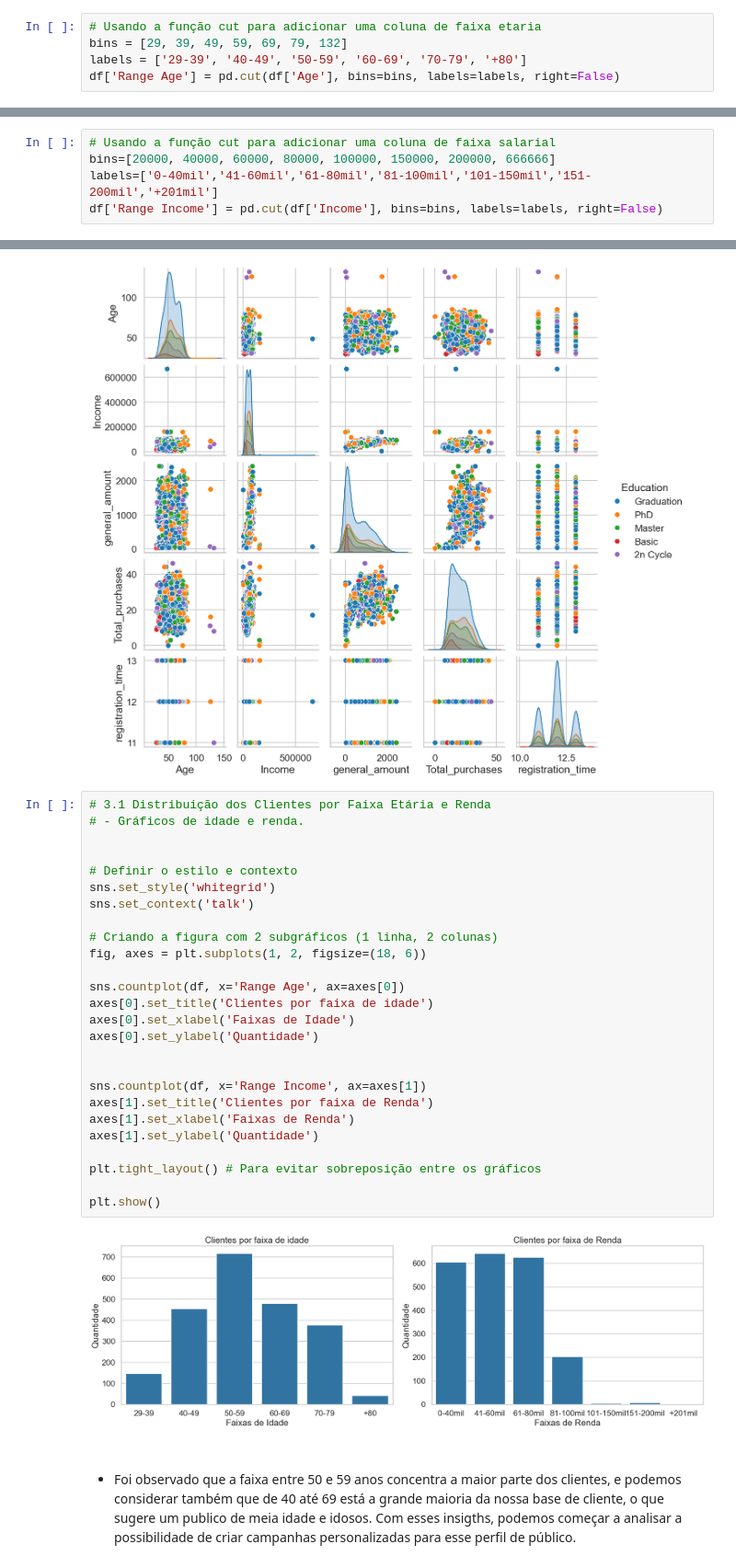
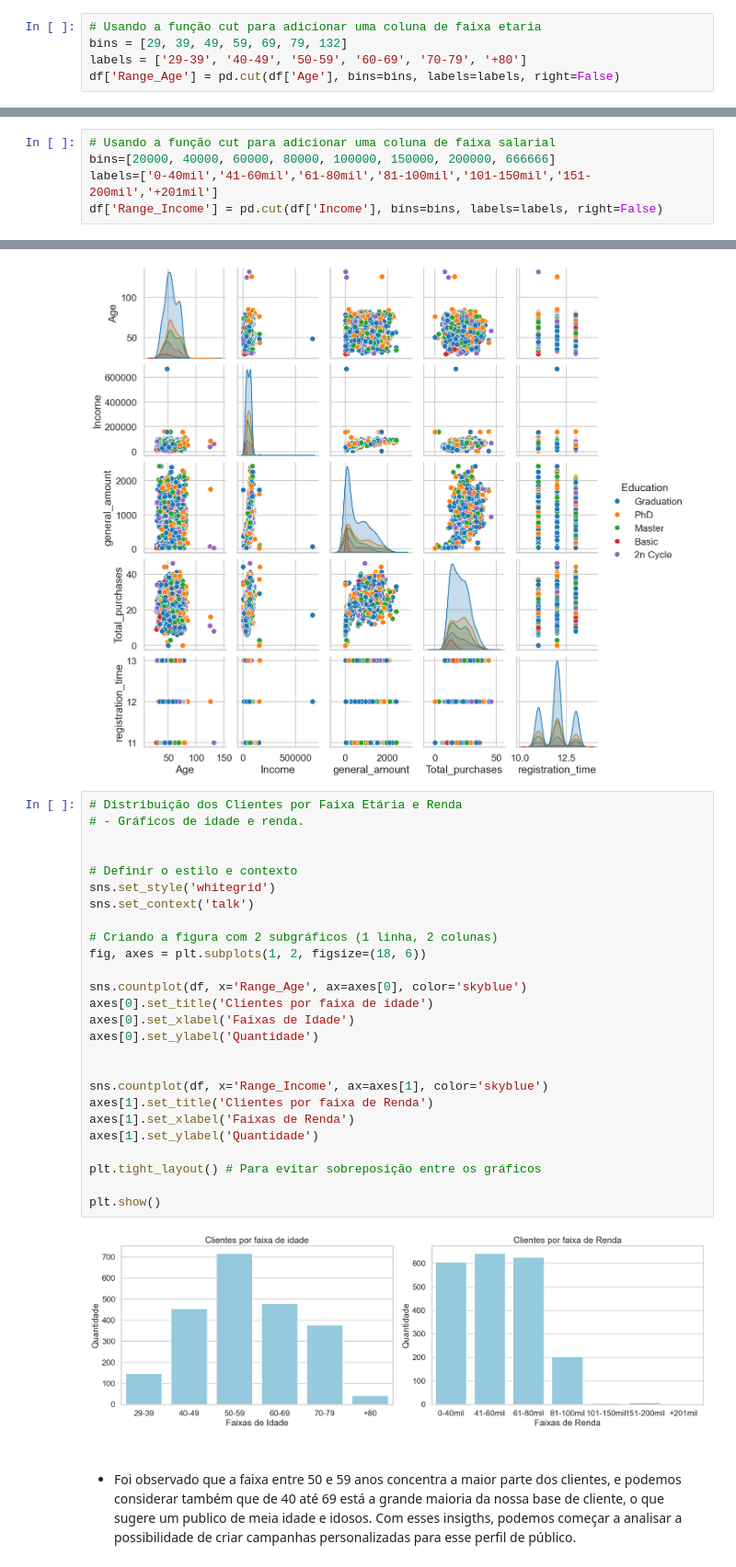
Before and after one commit to Brunoassis55/Data-Analysis-with-Python, a Jupyter notebook: Customer Personality Analysis/Customer Personality Analysis.ipynb, the cells around one changed output, grey strips where cells are left out. Shown at 92% size. Drawn from its saved outputs; the diff is of its cells as text.

```diff
--- a/Customer Personality Analysis/Customer Personality Analysis.ipynb
+++ b/Customer Personality Analysis/Customer Personality Analysis.ipynb
@@ -194,7 +194,7 @@ plt.show()
 # Usando a função cut para adicionar uma coluna de faixa etaria
 bins = [29, 39, 49, 59, 69, 79, 132]
 labels = ['29-39', '40-49', '50-59', '60-69', '70-79', '+80']
-df['Range Age'] = pd.cut(df['Age'], bins=bins, labels=labels, right=False)
+df['Range_Age'] = pd.cut(df['Age'], bins=bins, labels=labels, right=False)
 # %%
 # Analisando a distribuição de frequência dos slários para escolher o melhor range e criar colunas
 print(df['Income'].describe())
@@ -218,7 +218,7 @@ Name: Income, dtype: float64
 # Usando a função cut para adicionar uma coluna de faixa salarial
 bins=[20000, 40000, 60000, 80000, 100000, 150000, 200000, 666666]
 labels=['0-40mil','41-60mil','61-80mil','81-100mil','101-150mil','151-200mil','+201mil']
-df['Range Income'] = pd.cut(df['Income'], bins=bins, labels=labels, right=False)
+df['Range_Income'] = pd.cut(df['Income'], bins=bins, labels=labels, right=False)
 # %% [markdown]
 # **📊 Análises Exploratórias**
 # %%
@@ -231,33 +231,33 @@ sns.pairplot(df, hue='Education', vars=vars_selecionadas)
 <seaborn.axisgrid.PairGrid at 0x...>
 [figure]
 # %%
-# 3.1 Distribuição dos Clientes por Faixa Etária e Renda
+# Distribuição dos Clientes por Faixa Etária e Renda
 # - Gráficos de idade e renda.
 
 
 # Definir o estilo e contexto
 sns.set_style('whitegrid')
 sns.set_context('talk')
 
 # Criando a figura com 2 subgráficos (1 linha, 2 colunas)
 fig, axes = plt.subplots(1, 2, figsize=(18, 6))
 
-sns.countplot(df, x='Range Age', ax=axes[0])
+sns.countplot(df, x='Range_Age', ax=axes[0], color='skyblue')
 axes[0].set_title('Clientes por faixa de idade')
 axes[0].set_xlabel('Faixas de Idade')
 axes[0].set_ylabel('Quantidade')
 
 
-sns.countplot(df, x='Range Income', ax=axes[1])
+sns.countplot(df, x='Range_Income', ax=axes[1], color='skyblue')
 axes[1].set_title('Clientes por faixa de Renda')
 axes[1].set_xlabel('Faixas de Renda')
 axes[1].set_ylabel('Quantidade')
 
 plt.tight_layout() # Para evitar sobreposição entre os gráficos
 
 plt.show()
 # %% [output]
-[figure, old version]
+[figure, new version]
 # %% [markdown]
 #
 - Foi observado que a faixa entre 50 e 59 anos concentra a maior parte dos clientes, e podemos considerar também que de 40 até 69 está a grande maioria da nossa base de cliente, o que sugere um publico de meia idade e idosos.  Com esses insigths, podemos começar a analisar a possibilidade de criar campanhas personalizadas para esse perfil de público.
```
Also changed, not shown: parts of 4 cells of this notebook.
